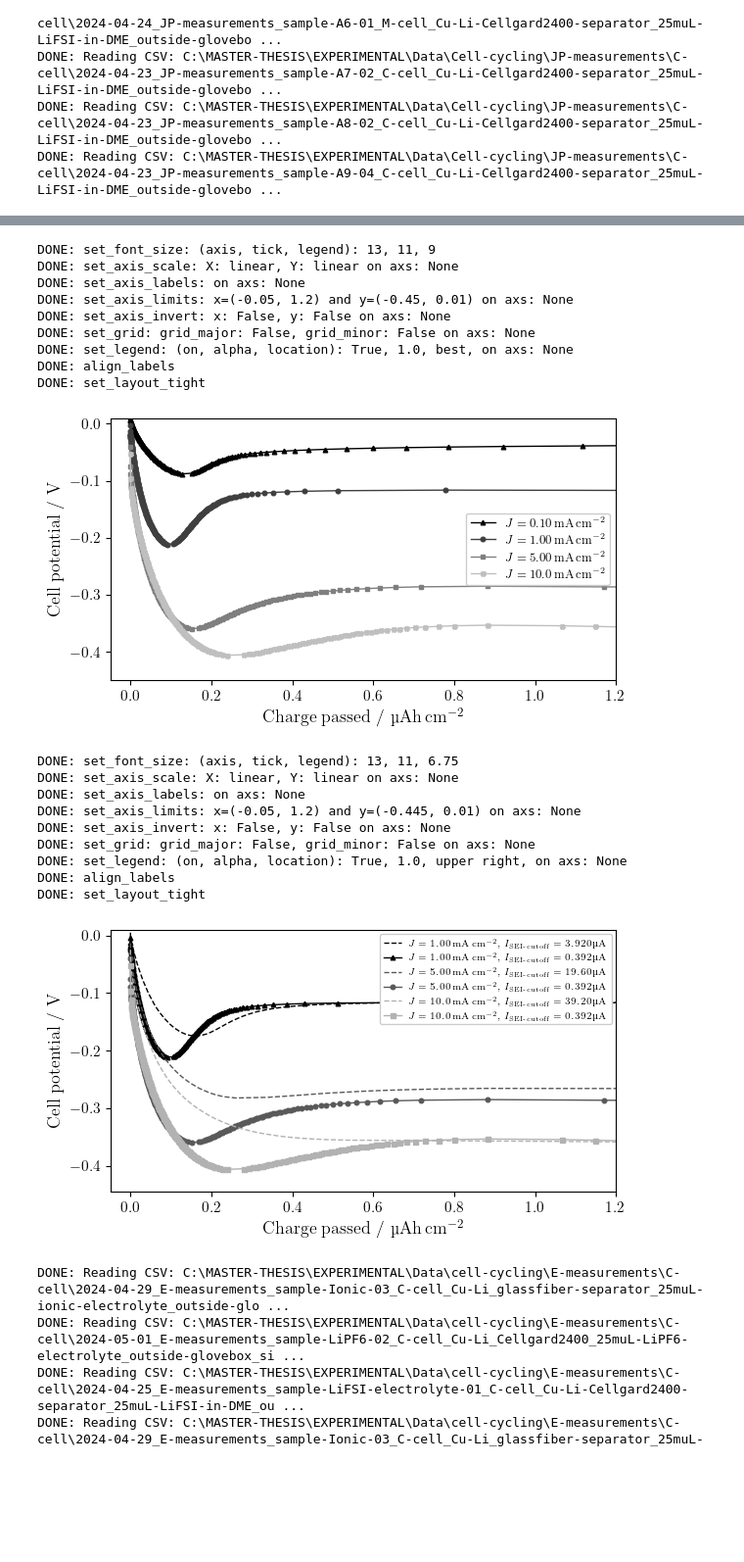
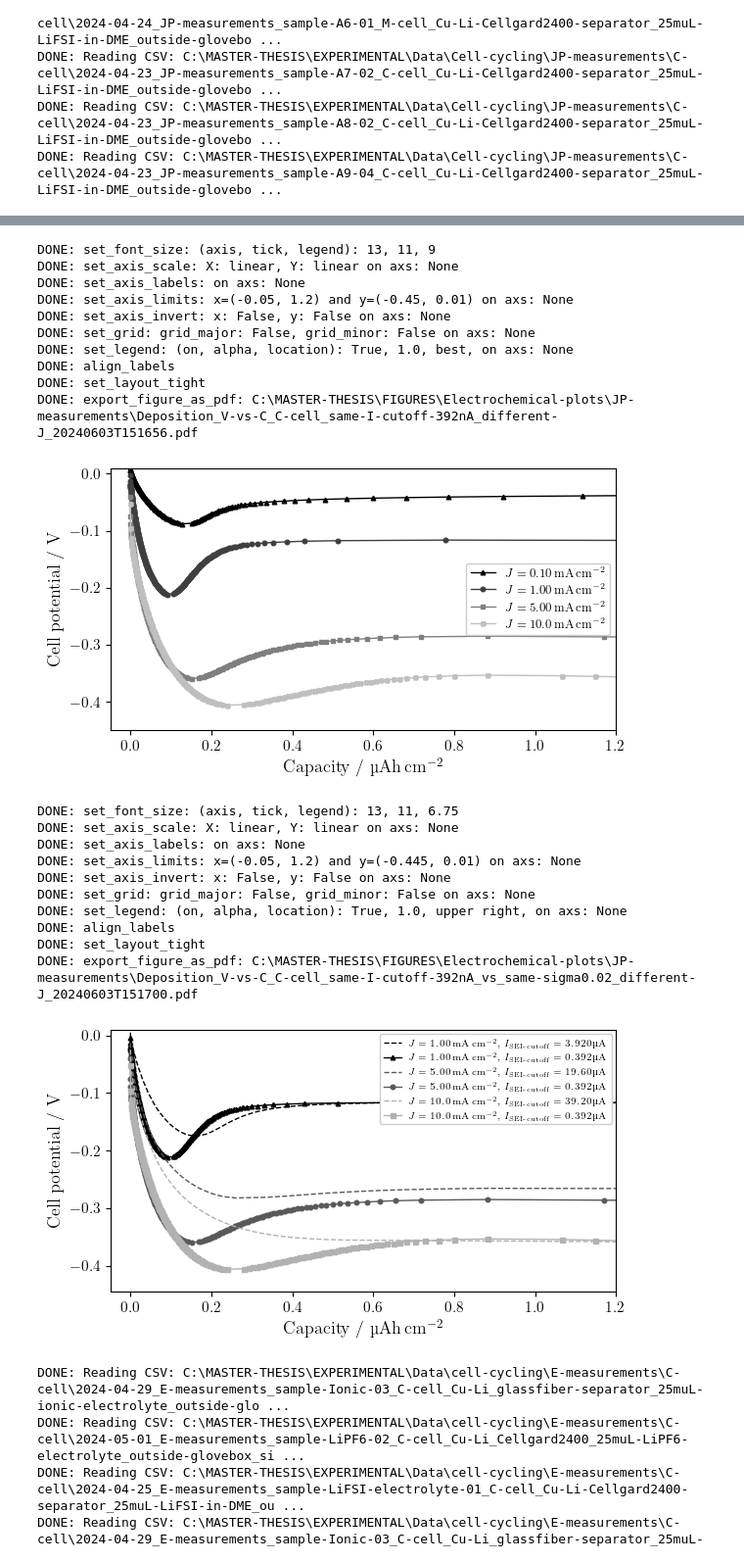
Before and after one commit to GottfridOlsson/MASTER-THESIS, a Jupyter notebook: EXPERIMENTAL/Python-scripts/Electrochemical-plots.ipynb, the cells around one changed output, grey strips where cells are left out. Shown: that part at 98% size. Saved outputs shown, nothing was run; the diff lists cells and outputs as text; code cells hidden in the pictures; blank space fills up the shorter version.

```diff
--- a/EXPERIMENTAL/Python-scripts/Electrochemical-plots.ipynb
+++ b/EXPERIMENTAL/Python-scripts/Electrochemical-plots.ipynb
@@ -239,26 +244,26 @@ T-cells, SEI-formation, E_we=0.010 V, different $\sigma$
 fig, axs = plt.subplots(nrows=1, ncols=1, figsize=(fig_width_cm/2.54, fig_height_cm/2.54), sharex=False, sharey=False)
 
 # Plot your data (axs.plot, .errorbar, .hist, ...) # SEIDEP_sigma_x_MB = [t, V, I, error]
-axs.plot(SEIDEP_sigma_1_CP_deposited_amount,   SEIDEP_sigma_1_CP[1],   linewidth=1, linestyle='-', color=five_grayscale_colors[0], marker=markers[0], markersize=marker_sizes[0], label='$\\sigma=1.00$')
-axs.plot(SEIDEP_sigma_05_CP_deposited_amount,  SEIDEP_sigma_05_CP[1],  linewidth=1, linestyle='-', color=five_grayscale_colors[1], marker=markers[1], markersize=marker_sizes[1], label='$\\sigma=0.50$')
-axs.plot(SEIDEP_sigma_02_CP_deposited_amount,  SEIDEP_sigma_02_CP[1],  linewidth=1, linestyle='-', color=five_grayscale_colors[2], marker=markers[2], markersize=marker_sizes[2], label='$\\sigma=0.20$')
-axs.plot(SEIDEP_sigma_01_CP_deposited_amount,  SEIDEP_sigma_01_CP[1],  linewidth=1, linestyle='-', color=five_grayscale_colors[3], marker=markers[3], markersize=marker_sizes[3], label='$\\sigma=0.10$')
-axs.plot(SEIDEP_sigma_005_CP_deposited_amount, SEIDEP_sigma_005_CP[1], linewidth=1, linestyle='-', color=five_grayscale_colors[4], marker=markers[4], markersize=marker_sizes[4], label='$\\sigma=0.05$')
+axs.plot(SEIDEP_sigma_1_CP_deposited_amount,   SEIDEP_sigma_1_CP[1],   linewidth=1, linestyle='-', color=five_grayscale_colors[0], marker=markers[0], markersize=marker_sizes[0], label=labels_sigmas[0])
+axs.plot(SEIDEP_sigma_05_CP_deposited_amount,  SEIDEP_sigma_05_CP[1],  linewidth=1, linestyle='-', color=five_grayscale_colors[1], marker=markers[1], markersize=marker_sizes[1], label=labels_sigmas[1])
+axs.plot(SEIDEP_sigma_02_CP_deposited_amount,  SEIDEP_sigma_02_CP[1],  linewidth=1, linestyle='-', color=five_grayscale_colors[2], marker=markers[2], markersize=marker_sizes[2], label=labels_sigmas[2])
+axs.plot(SEIDEP_sigma_01_CP_deposited_amount,  SEIDEP_sigma_01_CP[1],  linewidth=1, linestyle='-', color=five_grayscale_colors[3], marker=markers[3], markersize=marker_sizes[3], label=labels_sigmas[3])
+axs.plot(SEIDEP_sigma_005_CP_deposited_amount, SEIDEP_sigma_005_CP[1], linewidth=1, linestyle='-', color=five_grayscale_colors[4], marker=markers[4], markersize=marker_sizes[4], label=labels_sigmas[4])
 #axs.plot(SEIDEP_sigma_005_CP_2_deposited_amount, SEIDEP_sigma_005_CP_2[1], linewidth=1, linestyle='-', color=five_grayscale_colors[4], marker=markers[4], markersize=marker_sizes[4], label='$\\sigma=0.05$ extra')
 
 # Settings for each axis (axs)
 f.set_font_size(axis=font_size_axis, tick=font_size_tick, legend=font_size_legend)
 f.set_axis_scale(   axs, xScale_string='linear', yScale_string='linear')
-f.set_axis_labels(  axs, x_label='Charge passed / \\textmu Ah\\,cm$^{-2}$', y_label='Cell potential / V')
+f.set_axis_labels(  axs, x_label='Capacity / \\textmu Ah\\,cm$^{-2}$', y_label='Cell potential / V')
 f.set_axis_invert(  axs, x_invert=False, y_invert=False)
-f.set_axis_limits(  axs, xmin=-0.05, xmax=1.2, ymin=-0.21, ymax=0.01) #xmax=50.05
+f.set_axis_limits(  axs, xmin=-0.05, xmax=1.2, ymin=-0.21, ymax=0.01)  # xmax=50.05, ymin=-0.21, ymax=0.01)
 f.set_grid(         axs, grid_major_on=grid_major, grid_major_linewidth=0.7, grid_minor_on=grid_minor, grid_minor_linewidth=0.3) # set_grid must be after set_axis_scale for some reason (at least with 'log')
 f.set_legend(       axs, legend_on=legend_on, alpha=1.0, location='lower right')
 f.align_labels(fig)
 f.set_layout_tight(fig)
 
-PDF_path_SEIDEP_V_vs_C_different_sigma = electrochemical_figures_export_root_path + 'SEIDEP\\Deposition_V-vs-C_T-cell_different-sigma_larger-charge-passed_' + get_current_date_and_time_as_ISO8601_string() + '.pdf'
-#f.export_figure_as_pdf(PDF_path_SEIDEP_V_vs_C_different_sigma)
+PDF_path_SEIDEP_V_vs_C_different_sigma = electrochemical_figures_export_root_path + 'SEIDEP\\Deposition_V-vs-C_T-cell_different-sigma_' + get_current_date_and_time_as_ISO8601_string() + '.pdf'
+f.export_figure_as_pdf(PDF_path_SEIDEP_V_vs_C_different_sigma)
 print('\nT-cells, Li-deposition, J=1mA/cm2, different $\\sigma$')
 plt.show()
 # %% [output]
@@ -420,7 +426,7 @@ for i, ax in enumerate(axs):
     f.set_font_size(axis=font_size_axis, tick=font_size_tick, legend=font_size_legend)
     f.set_axis_scale(   ax, xScale_string='linear', yScale_string='linear')
     if i==len(axs)-1:
-        f.set_axis_labels(  ax, x_label='Charge passed / \\textmu Ah\\,cm$^{-2}$', y_label='Cell potential / V')
+        f.set_axis_labels(  ax, x_label='Capacity / \\textmu Ah\\,cm$^{-2}$', y_label='Cell potential / V')
     else:
         f.set_axis_labels(  ax, x_label='', y_label='Cell potential / V')
     f.set_axis_invert(  ax, x_invert=False, y_invert=False)
@@ -433,7 +439,7 @@ f.align_labels(fig)
 f.set_layout_tight(fig)
 
 PDF_path_JP_V_vs_C_different_J_one_cell_type_per_subplot = electrochemical_figures_export_root_path + 'JP-measurements\\Deposition_V-vs-C_function-of-J_cell-type-per-subplot_' + get_current_date_and_time_as_ISO8601_string() + '.pdf'
-#f.export_figure_as_pdf(PDF_path_JP_V_vs_C_different_J_one_cell_type_per_subplot)
+f.export_figure_as_pdf(PDF_path_JP_V_vs_C_different_J_one_cell_type_per_subplot)
 print('\nDifferent $J$ for different cell types, all \\sigma=0.02 (except T-cell, J=0.1, for which sigma=0.10)')
 plt.show()
 # %% [output]
@@ -482,7 +488,7 @@ axs[2].plot(A6_CP_deposited_amount, A6_CP[1], linewidth=1, linestyle='-', color=
 
 
 # Settings for each axis (axs)
-nucleation_axis_limits = False
+nucleation_axis_limits = True
 growth_plateau_axis_limits = True
 axis_limits_string = None
 if nucleation_axis_limits:
@@ -504,7 +510,7 @@ for i, ax in enumerate(axs):
     f.set_font_size(axis=font_size_axis, tick=font_size_tick, legend=font_size_legend)
     f.set_axis_scale(   ax, xScale_string='linear', yScale_string='linear')
     if i==len(axs)-1:
-        f.set_axis_labels(  ax, x_label='Charge passed / \\textmu Ah\\,cm$^{-2}$', y_label='Cell potential / V')
+        f.set_axis_labels(  ax, x_label='Capacity / \\textmu Ah\\,cm$^{-2}$', y_label='Cell potential / V')
     else:
         f.set_axis_labels(  ax, x_label='', y_label='Cell potential / V')
     f.set_axis_invert(  ax, x_invert=False, y_invert=False)
@@ -515,7 +521,7 @@ for i, ax in enumerate(axs):
 f.align_labels(fig)
 f.set_layout_tight(fig)
 PDF_path_JP_V_vs_C_different_celltypes_one_J_per_subplot = electrochemical_figures_export_root_path + 'JP-measurements\\Deposition_V-vs-C_function-of-cell-type_one-J-per-subplot_' + axis_limits_string + get_current_date_and_time_as_ISO8601_string() + '.pdf'
-#f.export_figure_as_pdf(PDF_path_JP_V_vs_C_different_celltypes_one_J_per_subplot)
+f.export_figure_as_pdf(PDF_path_JP_V_vs_C_different_celltypes_one_J_per_subplot)
 print('\nDifferent celltypes for different $J$, all \\sigma=0.02 (except T-cell, J=0.1, for which sigma=0.10)')
 plt.show()
 # %% [output]
@@ -558,7 +564,7 @@ axs.plot(A9_392nAcutoff_CP_deposited_amount,   A9_392nAcutoff_CP[1], linewidth=1
 # Settings for each axis (axs)
 f.set_font_size(axis=font_size_axis, tick=font_size_tick, legend=font_size_legend)
 f.set_axis_scale(   axs, xScale_string='linear', yScale_string='linear')
-f.set_axis_labels(  axs, x_label='Charge passed / \\textmu Ah\\,cm$^{-2}$', y_label='Cell potential / V')
+f.set_axis_labels(  axs, x_label='Capacity / \\textmu Ah\\,cm$^{-2}$', y_label='Cell potential / V')
 f.set_axis_limits(  axs, xmin=-0.05, xmax=1.2, ymin=-0.45, ymax=0.01)
 f.set_axis_invert(  axs, x_invert=False, y_invert=False)
 f.set_grid(         axs, grid_major_on=grid_major, grid_major_linewidth=0.7, grid_minor_on=grid_minor, grid_minor_linewidth=0.3) # set_grid must be after set_axis_scale for some reason (at least with 'log')
@@ -567,7 +573,7 @@ f.set_legend(       axs, legend_on=legend_on, alpha=1.0, location='best')
 f.align_labels(fig)
 f.set_layout_tight(fig)
 PDF_path_Li_deposition_same_Icutoff392nA_different_J = electrochemical_figures_export_root_path + 'JP-measurements\\Deposition_V-vs-C_C-cell_same-I-cutoff-392nA_different-J_' + get_current_date_and_time_as_ISO8601_string() + '.pdf'
-#f.export_figure_as_pdf(PDF_path_Li_deposition_same_Icutoff392nA_different_J)
+f.export_figure_as_pdf(PDF_path_Li_deposition_same_Icutoff392nA_different_J)
 
 plt.show()
 # %% [output]
@@ -580,7 +586,8 @@ DONE: set_grid: grid_major: False, grid_minor: False on axs: None
 DONE: set_legend: (on, alpha, location): True, 1.0, best, on axs: None
 DONE: align_labels
 DONE: set_layout_tight
+DONE: export_figure_as_pdf: C:\MASTER-THESIS\FIGURES\Electrochemical-plots\JP-measurements\Deposition_V-vs-C_C-cell_same-I-cutoff-392nA_different-J_20240603T151656.pdf
-[figure, old version]
+[figure, new version]
 # %%
 # Plot C-cell deposition for same I_SEI-cutoff = 392 nA vs. different I_SEI-cutoff #
 
@@ -593,6 +600,10 @@ J1_string  = '$J=1.00\\,' + mAcm2_unit
 J5_string  = '$J=5.00\\,' + mAcm2_unit
 J10_string = '$J=10.0\\,' + mAcm2_unit
 
+Ideposition_labels = ["$I_\\mathrm{deposition}=196$\\,\\textmu A",
+                     "$I_\\mathrm{deposition}=980$\\,\\textmu A",
+                     "$I_\\mathrm{deposition}=1960$\\,\\textmu A"] #J=1, 5, 10 mA/cm2
+
 # cutoffs for sigma=0.02
 muA_unit = '\\textmu A' #muA_unit = '' #
 I_cutoff_392nA_string = '$I_\\mathrm{SEI\\textrm{-}cutoff}=0.392$\\,' + muA_unit
@@ -603,41 +614,42 @@ I_cutoff_A9_string  = '$I_\\mathrm{SEI\\textrm{-}cutoff}=39.20$\\,' + muA_unit
 
 
 # Plot your data (axs.plot, .errorbar, .hist, ...)
-axs.plot(A8_CP_deposited_amount,   A8_CP[1],                         linewidth=1, linestyle='--', color=three_grayscale_colors[0], marker=markers[0], markersize=marker_sizes[1]*0, label=J1_string + ', ' + I_cutoff_A8_string)
+axs.plot(A8_CP_deposited_amount,   A8_CP[1],                         linewidth=1, linestyle='--', color=three_grayscale_colors[0], marker=markers[0], markersize=marker_sizes[1]*0, label= J1_string + ', ' + I_cutoff_A8_string)
 axs.plot(A8_392nAcutoff_CP_deposited_amount,   A8_392nAcutoff_CP[1], linewidth=1, linestyle='-',  color=three_grayscale_colors[0], marker=markers[0], markersize=marker_sizes[1], label=J1_string + ', ' + I_cutoff_392nA_string)
 
 axs.plot(A85_CP_deposited_amount, A85_CP[1],                         linewidth=1, linestyle='--', color=three_grayscale_colors[1], marker=markers[1], markersize=marker_sizes[2]*0, label=J5_string + ', ' + I_cutoff_A85_string)
 axs.plot(A85_392nAcutoff_CP_deposited_amount, A85_392nAcutoff_CP[1], linewidth=1, linestyle='-',  color=three_grayscale_colors[1], marker=markers[1], markersize=marker_sizes[2], label=J5_string + ', ' + I_cutoff_392nA_string)
 
 axs.plot(A9_CP_deposited_amount,   A9_CP[1],                         linewidth=1, linestyle='--', color=three_grayscale_colors[2], marker=markers[2], markersize=marker_sizes[3]*0, label=J10_string + ', ' + I_cutoff_A9_string)
 axs.plot(A9_392nAcutoff_CP_deposited_amount,   A9_392nAcutoff_CP[1], linewidth=1, linestyle='-',  color=three_grayscale_colors[2], marker=markers[2], markersize=marker_sizes[3], label=J10_string + ', ' + I_cutoff_392nA_string)
 
 
 # Settings for each axis (axs)
 f.set_font_size(axis=font_size_axis, tick=font_size_tick, legend=font_size_legend*0.75)
 f.set_axis_scale(   axs, xScale_string='linear', yScale_string='linear')
-f.set_axis_labels(  axs, x_label='Charge passed / \\textmu Ah\\,cm$^{-2}$', y_label='Cell potential / V')
-f.set_axis_limits(  axs, xmin=-0.05, xmax=1.2, ymin=-0.445, ymax=0.01) #xmax=100, ymin=-0.55, ymax=0.01) #
+f.set_axis_labels(  axs, x_label='Capacity / \\textmu Ah\\,cm$^{-2}$', y_label='Cell potential / V')
+f.set_axis_limits(  axs, xmin=-0.05, xmax=1.2, ymin=-0.445, ymax=0.01) # xmax=100, ymin=-0.55, ymax=0.01)
 f.set_axis_invert(  axs, x_invert=False, y_invert=False)
 f.set_grid(         axs, grid_major_on=grid_major, grid_major_linewidth=0.7, grid_minor_on=grid_minor, grid_minor_linewidth=0.3) # set_grid must be after set_axis_scale for some reason (at least with 'log')
 f.set_legend(       axs, legend_on=legend_on, alpha=1.0, location='upper right')
 
 f.align_labels(fig)
 f.set_layout_tight(fig)
 PDF_path_Li_deposition_same_Icutoff392nA_different_J_comparison = electrochemical_figures_export_root_path + 'JP-measurements\\Deposition_V-vs-C_C-cell_same-I-cutoff-392nA_vs_same-sigma0.02_different-J_' + get_current_date_and_time_as_ISO8601_string() + '.pdf'
-#f.export_figure_as_pdf(PDF_path_Li_deposition_same_Icutoff392nA_different_J_comparison)
+f.export_figure_as_pdf(PDF_path_Li_deposition_same_Icutoff392nA_different_J_comparison)
 plt.show()
 # %% [output]
 DONE: set_font_size: (axis, tick, legend): 13, 11, 6.75
 DONE: set_axis_scale: X: linear, Y: linear on axs: None
 DONE: set_axis_labels: on axs: None
 DONE: set_axis_limits: x=(-0.05, 1.2) and y=(-0.445, 0.01) on axs: None
 DONE: set_axis_invert: x: False, y: False on axs: None
 DONE: set_grid: grid_major: False, grid_minor: False on axs: None
 DONE: set_legend: (on, alpha, location): True, 1.0, upper right, on axs: None
 DONE: align_labels
 DONE: set_layout_tight
+DONE: export_figure_as_pdf: C:\MASTER-THESIS\FIGURES\Electrochemical-plots\JP-measurements\Deposition_V-vs-C_C-cell_same-I-cutoff-392nA_vs_same-sigma0.02_different-J_20240603T151700.pdf
-[figure, old version]
+[figure, new version]
 # %%
 # Paths for data E-measurements #
 
```
Also changed, not shown: parts of 6 cells of this notebook.
